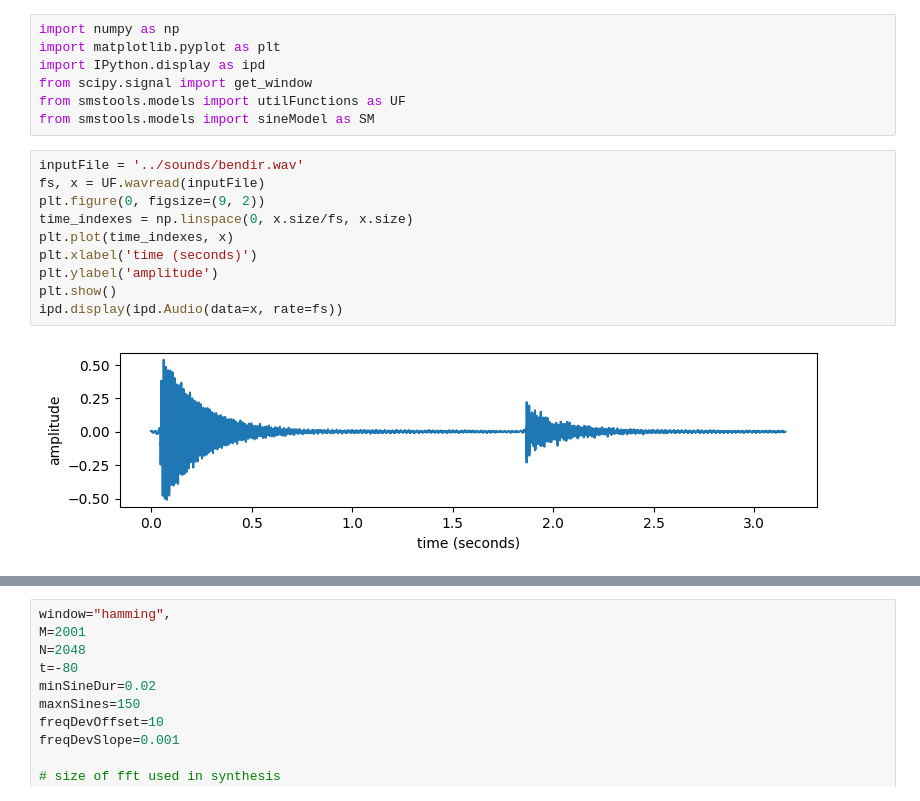
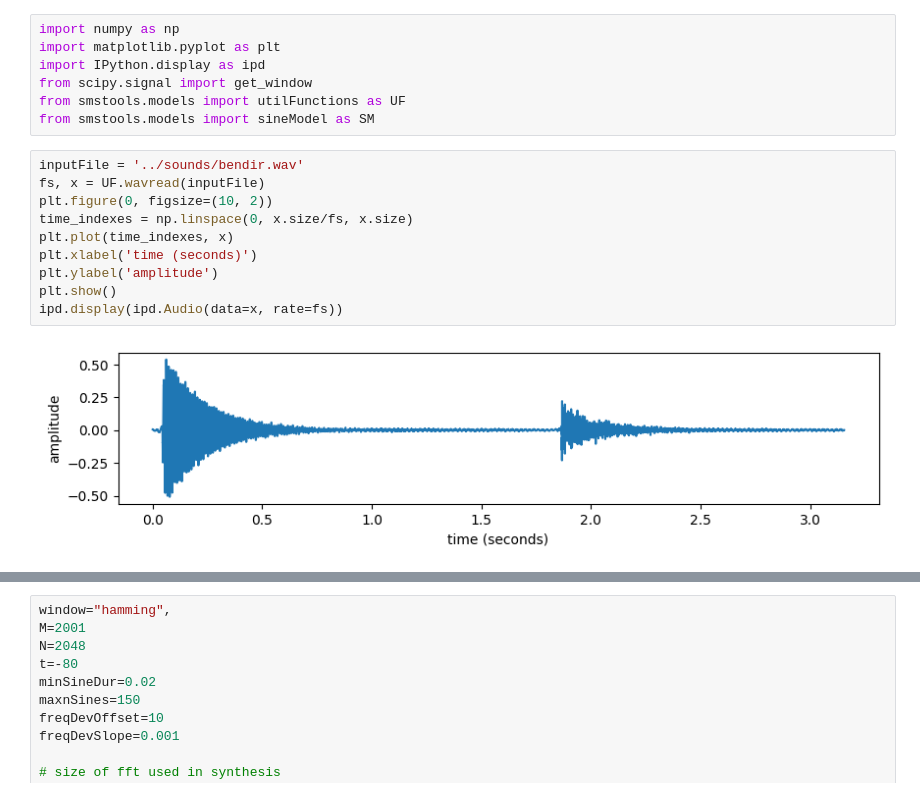
Before and after one commit to MTG/sms-tools-materials, a Jupyter notebook: examples/sine-model-examples.ipynb, the cells around one changed output, grey strips where cells are left out. Saved outputs shown, nothing was run; the diff lists cells and outputs as text.

Commit message:
small change, changed figure sizes

```diff
--- a/examples/sine-model-examples.ipynb
+++ b/examples/sine-model-examples.ipynb
@@ -8,15 +8,15 @@ from smstools.models import sineModel as SM
 # %%
 inputFile = '../sounds/bendir.wav'
 fs, x = UF.wavread(inputFile)
-plt.figure(0, figsize=(9, 2))
+plt.figure(0, figsize=(10, 2))
 time_indexes = np.linspace(0, x.size/fs, x.size)
 plt.plot(time_indexes, x)
 plt.xlabel('time (seconds)')
 plt.ylabel('amplitude')
 plt.show()
 ipd.display(ipd.Audio(data=x, rate=fs))
 # %% [output]
-[figure, old version]
+[figure, new version]
 [interactive output not drawn]
 # %%
 window="hamming",
```
